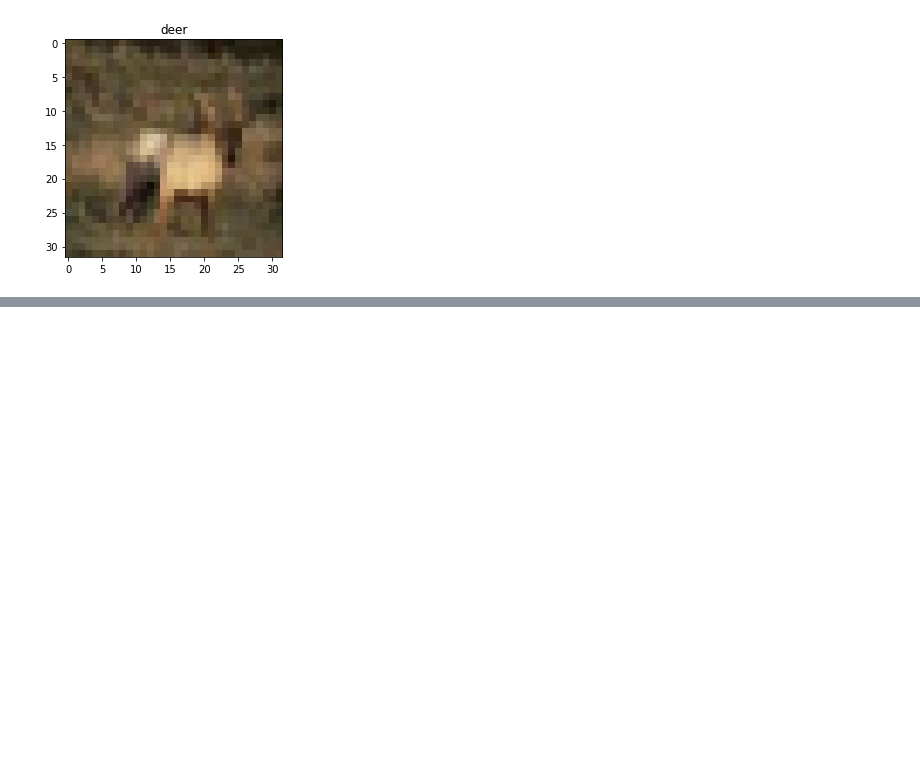
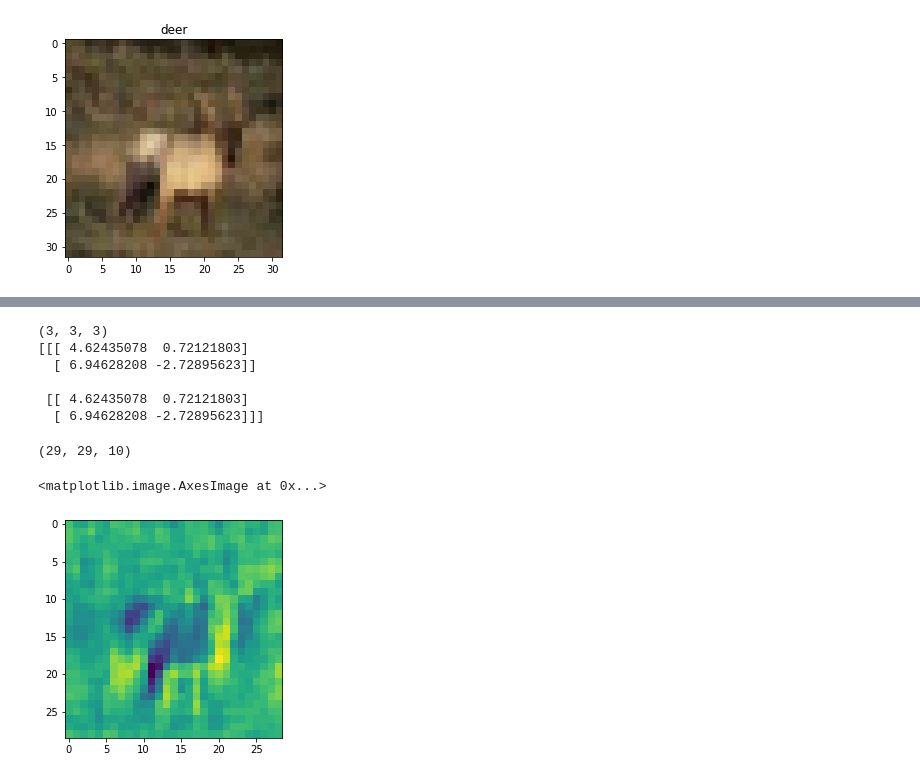
Before and after one commit to kambielawski/cnn_from_scratch, a Jupyter notebook: cnn_cifar.ipynb, the cells around one changed output, grey strips where cells are left out. Cells and saved outputs as stored; diff of their text form; code cells hidden in the pictures; blank space fills up the shorter version.

```diff
--- a/cnn_cifar.ipynb
+++ b/cnn_cifar.ipynb
@@ -41,0 +141,40 @@ display(3)
+# %%
+# this is just a quick test of the forward prop math
+L = ConvLayer(2, 2)
+test_img = np.array([
+    [
+        [1, 2, 3],
+        [4, 5, 6],
+        [7, 8, 9]
+    ],
+    [
+        [1, 2, 3],
+        [4, 5, 6],
+        [7, 8, 9]
+    ],
+    [
+        [1, 2, 3],
+        [4, 5, 6],
+        [7, 8, 9]
+    ],
+])
+print(test_img.shape)
+print(L.forward_prop(test_img))
+# %% [output]
+(3, 3, 3)
+[[[ 4.62435078  0.72121803]
+  [ 6.94628208 -2.72895623]]
+
+ [[ 4.62435078  0.72121803]
+  [ 6.94628208 -2.72895623]]]
+# %%
+L = ConvLayer(10, 4)
+conv_out = L.forward_prop(image_data[3])
+print(conv_out.shape)
+
+# output of a single conv layer (one slice)
+plt.imshow(conv_out[:,:,9])
+# %% [output]
+(29, 29, 10)
+<matplotlib.image.AxesImage at 0x...>
+[figure, added]
```
Also changed, not shown: parts of 15 cells of this notebook.
